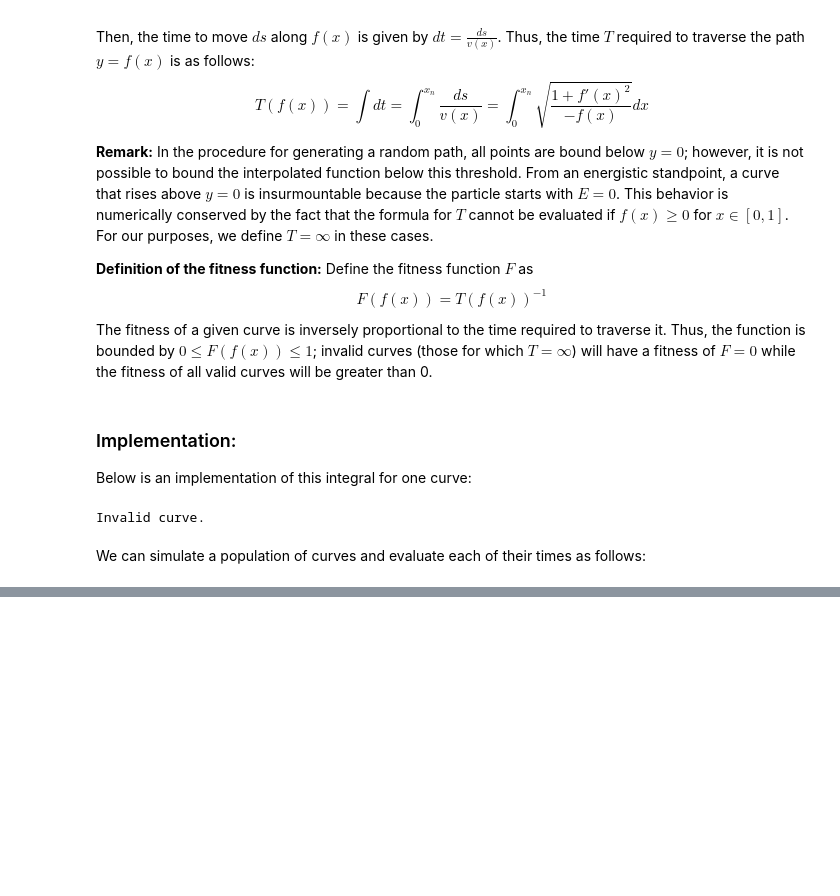
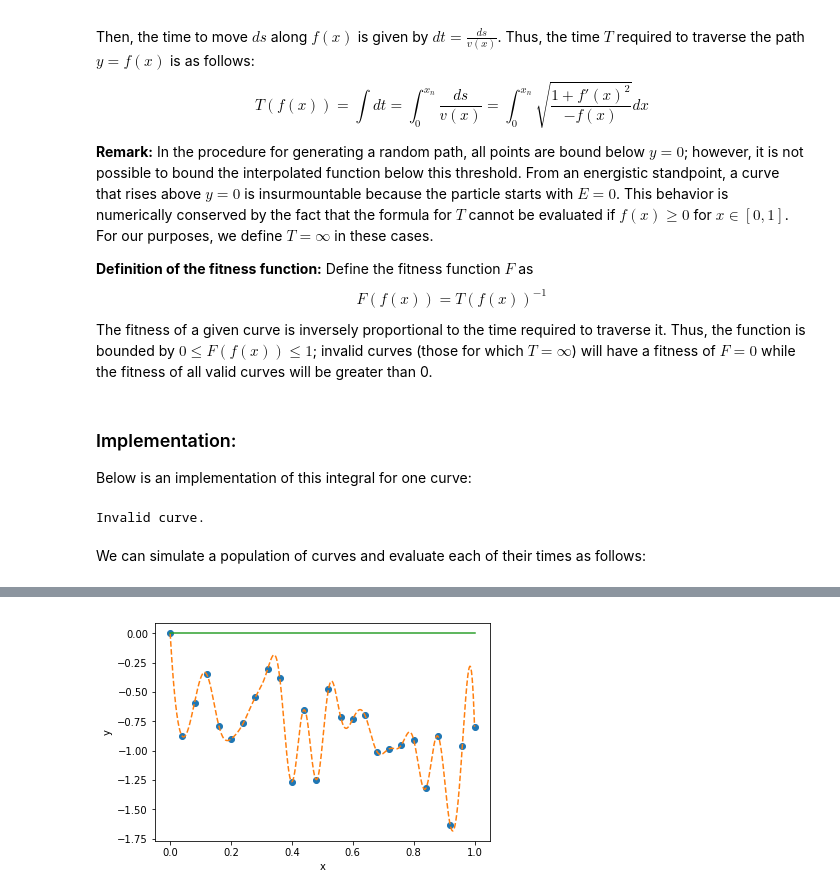
Before and after one commit to eigenvivek/Genetic-Brachistochrone, a Jupyter notebook: genetic-brachistochrone.ipynb, the cells around one changed output, grey strips where cells are left out. Cells and saved outputs as stored; diff of their text form; code cells hidden in the pictures; blank space fills up the shorter version.

```diff
--- a/genetic-brachistochrone.ipynb
+++ b/genetic-brachistochrone.ipynb
@@ -391,0 +605,4 @@ pop = Population(n_paths=100)
+# %%
+pop.population[4].parent_B.visualize()
+# %% [output]
+[figure, added]
```
Also changed, not shown: parts of 24 cells of this notebook.
